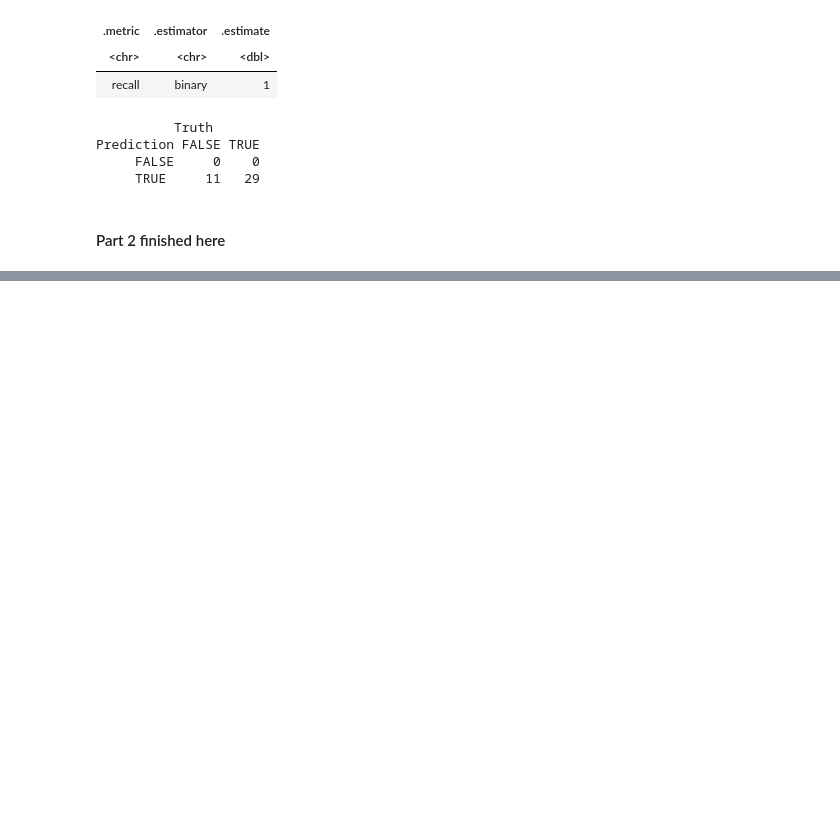
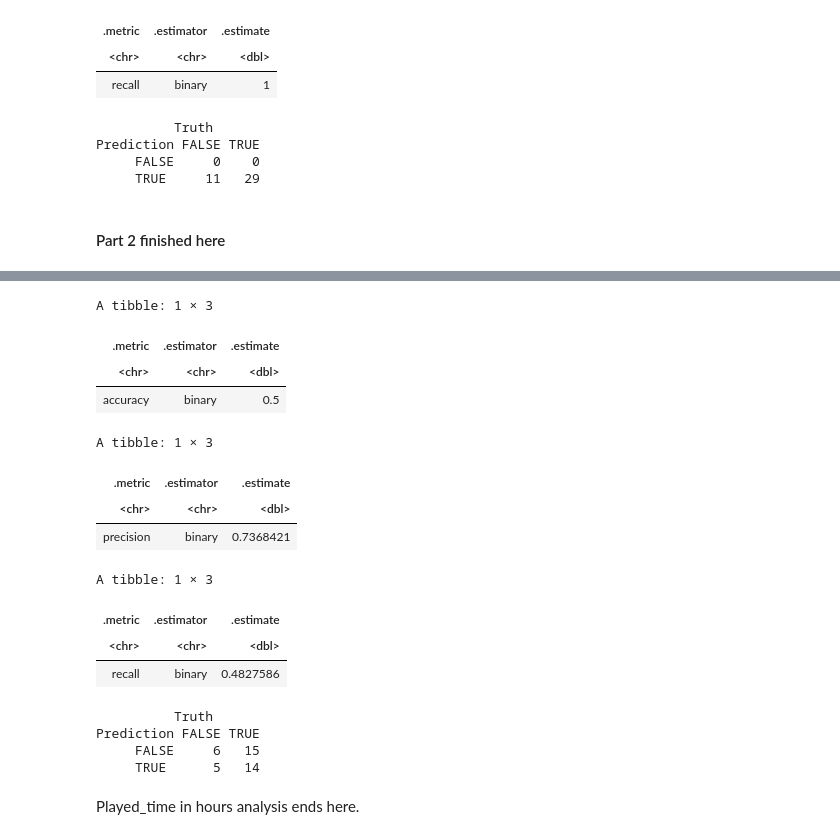
Before and after one commit to Riceparticlee/dsci_group_minecraft, a Jupyter notebook: group project.ipynb, the cells around one changed output, grey strips where cells are left out. Drawn from its saved outputs; the diff is of its cells as text; code cells hidden in the pictures; blank space fills up the shorter version.

```diff
--- a/group project.ipynb
+++ b/group project.ipynb
@@ -321,0 +375,17 @@ Prediction FALSE TRUE
+# %%
+#retrain knn on entire training model
+
+players_recipe <- recipe(subscribe ~ played_minutes, data = players_train) |>
+        step_scale(all_predictors()) |>
+        step_center(all_predictors())
+
+knn_spec_new <- nearest_neighbor(weight_func = "rectangular", neighbors = 31)|>
+        set_engine("kknn")|>
+        set_mode("classification")
+
+knn_fit <- workflow()|>
+        add_recipe(players_recipe)|>
+        add_model(knn_spec_new)|>
+        fit(data=players_train)
+
+knn_fit
@@ -321,0 +412,39 @@ Prediction FALSE TRUE
+# %%
+played_test_predictions <- predict(knn_fit, players_test) |>
+        bind_cols(players_test)
+
+played_test_accuracy <- played_test_predictions |>
+        metrics(truth = subscribe, estimate = .pred_class) |>
+        filter(.metric == "accuracy")
+played_test_accuracy
+
+played_test_precision <- played_test_predictions|>
+        precision(truth = subscribe, estimate = .pred_class, event_level = "second")
+played_test_precision
+
+played_test_recall <- played_test_predictions|>
+        recall(truth = subscribe , estimate = .pred_class, event_level = "second")
+played_test_recall
+
+played_min_confusion <- played_test_predictions|>
+conf_mat(truth = subscribe, estimate = .pred_class)
+played_min_confusion
+# %% [output]
+A tibble: 1 × 3
+| .metric | .estimator | .estimate |
+| <chr> | <chr> | <dbl> |
+| accuracy | binary | 0.5 |
+A tibble: 1 × 3
+| .metric | .estimator | .estimate |
+| <chr> | <chr> | <dbl> |
+| precision | binary | 0.7368421 |
+A tibble: 1 × 3
+| .metric | .estimator | .estimate |
+| <chr> | <chr> | <dbl> |
+| recall | binary | 0.4827586 |
+          Truth
+Prediction FALSE TRUE
+     FALSE     6   15
+     TRUE      5   14
+# %% [markdown]
+Played_time in hours analysis ends here.
```
Also changed, not shown: parts of 4 cells of this notebook.
